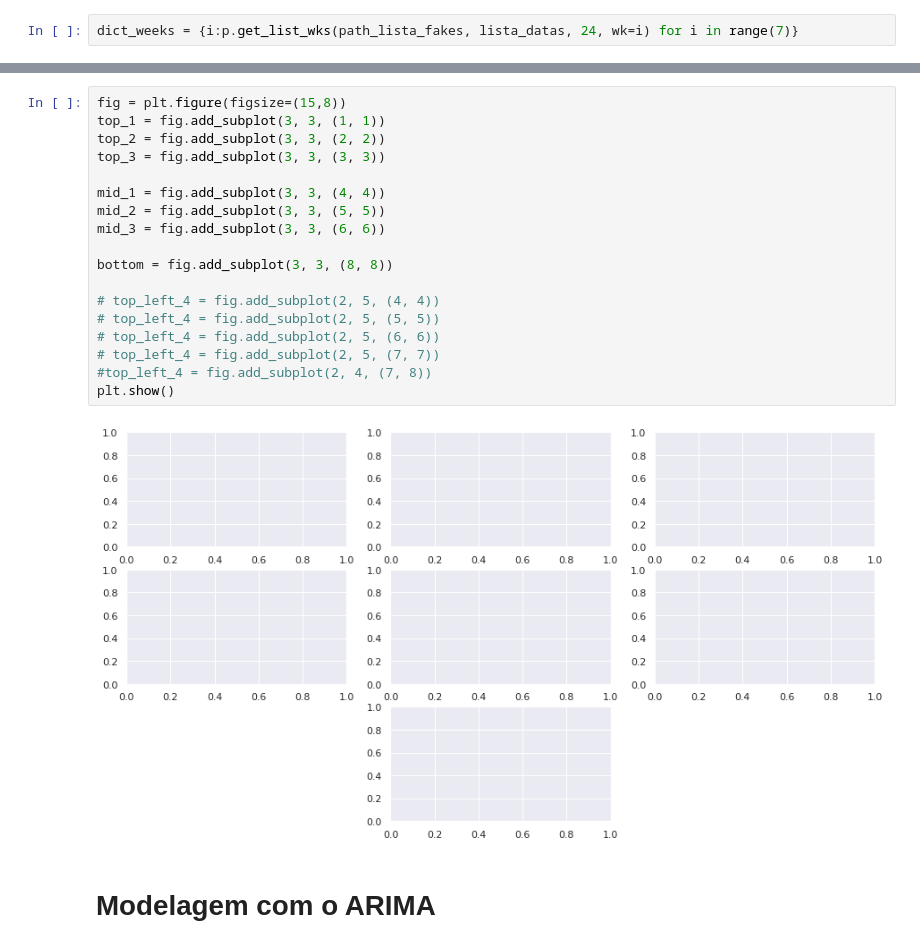
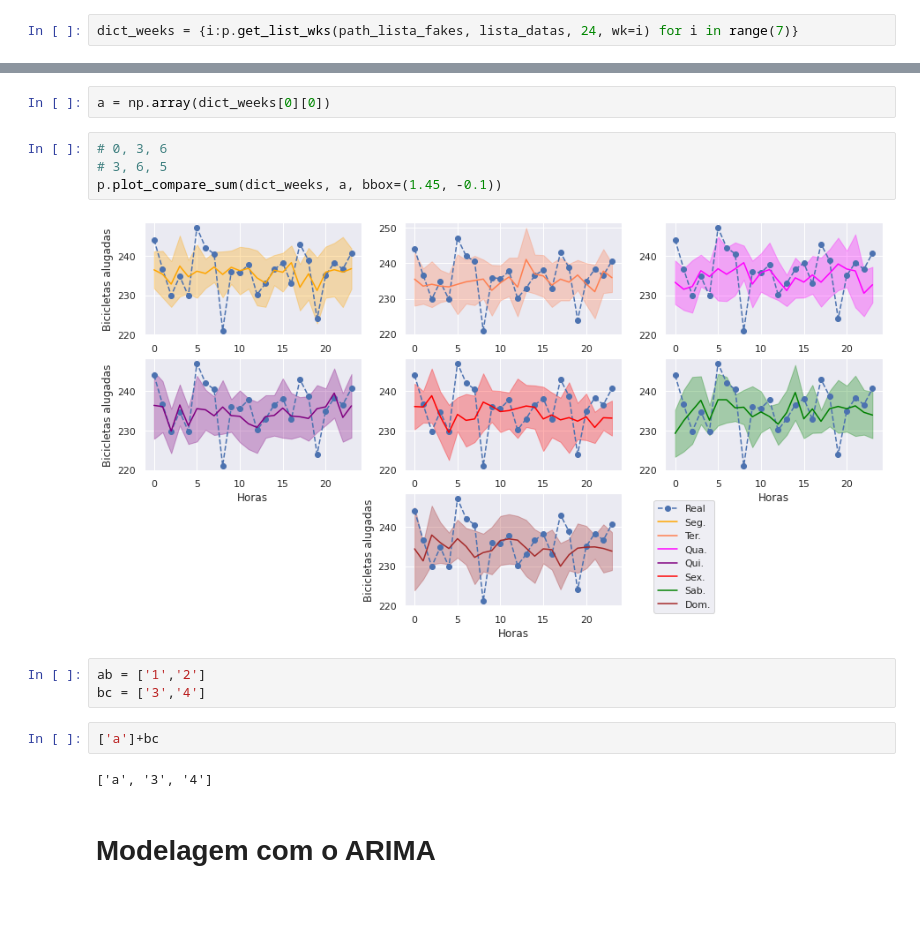
Before and after one commit to ifribeiro/minicurso_webmedia22, a Jupyter notebook: gans_series_temporais.ipynb, the cells around one changed output, grey strips where cells are left out. Drawn from its saved outputs; the diff is of its cells as text; blank space fills up the shorter version.

Commit message:
update plots comparison

```diff
--- a/gans_series_temporais.ipynb
+++ b/gans_series_temporais.ipynb
@@ -126,23 +111,18 @@ p.plot_compare_sum(dict_weeks, a)
-# %%
-fig = plt.figure(figsize=(15,8))
-top_1 = fig.add_subplot(3, 3, (1, 1))
-top_2 = fig.add_subplot(3, 3, (2, 2))
-top_3 = fig.add_subplot(3, 3, (3, 3))
-
-mid_1 = fig.add_subplot(3, 3, (4, 4))
-mid_2 = fig.add_subplot(3, 3, (5, 5))
-mid_3 = fig.add_subplot(3, 3, (6, 6))
-
-bottom = fig.add_subplot(3, 3, (8, 8))
-
-# top_left_4 = fig.add_subplot(2, 5, (4, 4))
-# top_left_4 = fig.add_subplot(2, 5, (5, 5))
-# top_left_4 = fig.add_subplot(2, 5, (6, 6))
-# top_left_4 = fig.add_subplot(2, 5, (7, 7))
-#top_left_4 = fig.add_subplot(2, 4, (7, 8))
-plt.show()
-# %% [output]
-[figure, removed]
+# %%
+a = np.array(dict_weeks[0][0])
+# %%
+# 0, 3, 6
+# 3, 6, 5
+p.plot_compare_sum(dict_weeks, a, bbox=(1.45, -0.1))
+# %% [output]
+[figure, added]
+# %%
+ab = ['1','2']
+bc = ['3','4']
+# %%
+['a']+bc
+# %% [output]
+['a', '3', '4']
 # %% [markdown]
 # Modelagem com o ARIMA
 # %% [markdown]
```
Also changed, not shown: parts of 11 cells of this notebook, 1 other file.
